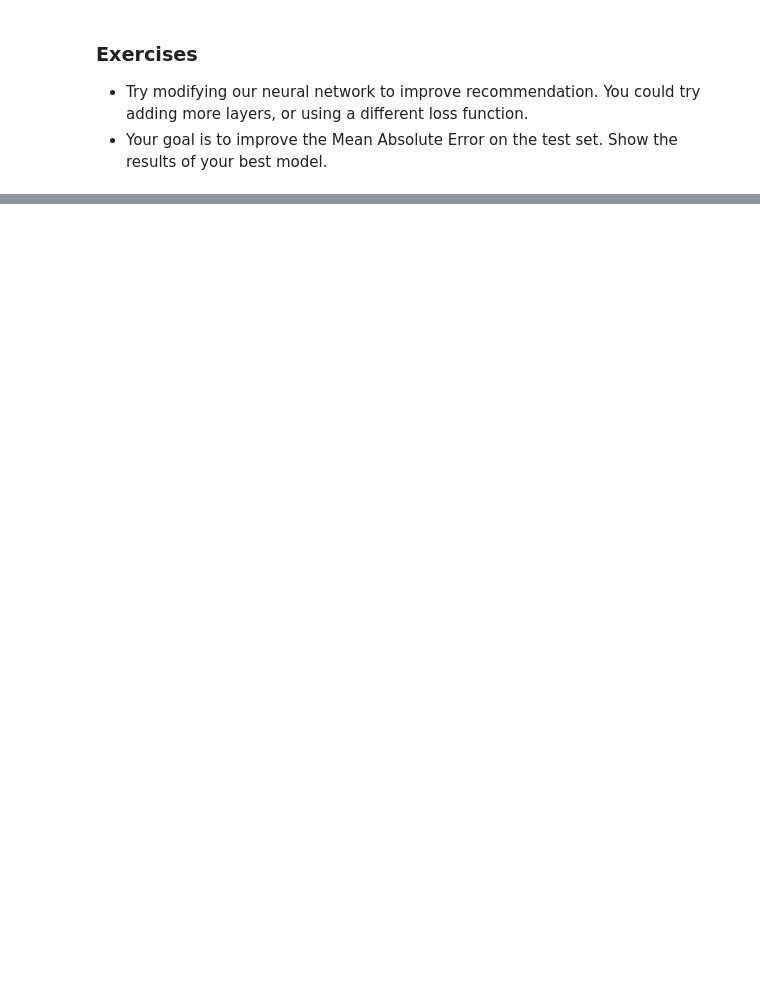
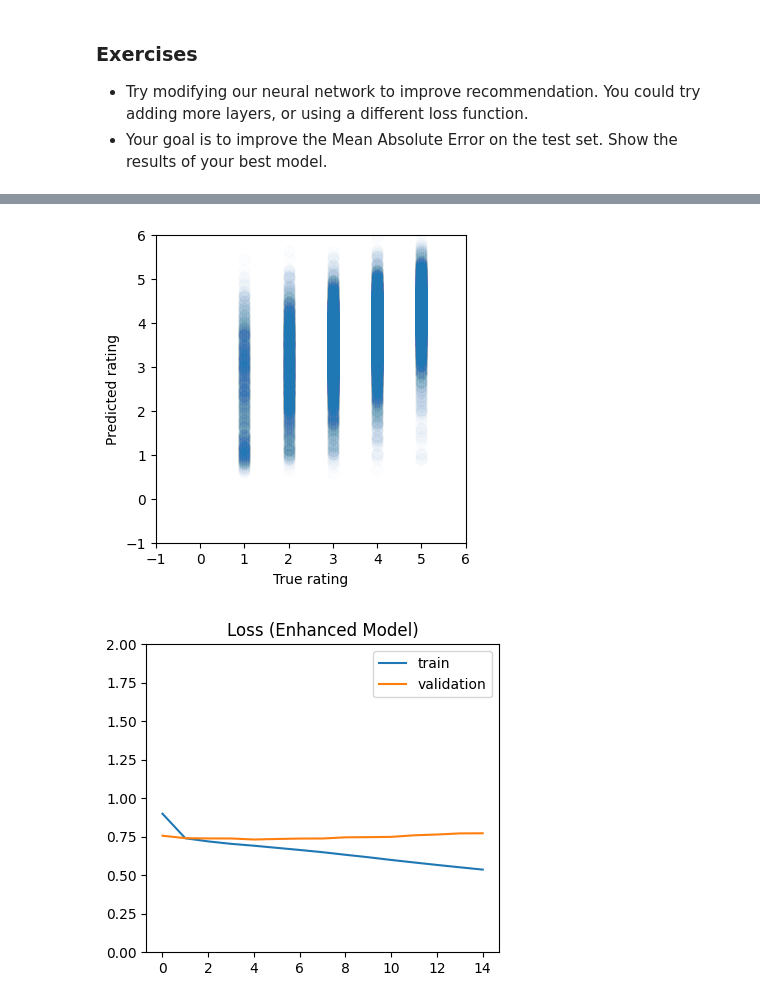
Before and after one commit to andreero0/deep_learning, a Jupyter notebook: 01_materials/labs/lab_3.ipynb, the cells around one changed output, grey strips where cells are left out. Cells and saved outputs as stored; diff of their text form; code cells hidden in the pictures; blank space fills up the shorter version.

```diff
--- a/01_materials/labs/lab_3.ipynb
+++ b/01_materials/labs/lab_3.ipynb
@@ -621,0 +668,77 @@ history = model.fit([user_id_train, item_id_train], rating_train,
+# %%
+class EnhancedRecommender(Model):
+    def __init__(self, embedding_size, max_user_id, max_item_id, dropout_rate=0.2):
+        super().__init__()
+
+        # Embedding layers
+        self.user_embedding = Embedding(output_dim=embedding_size,
+                                        input_dim=max_user_id + 1,
+                                        name='user_embedding')
+        self.item_embedding = Embedding(output_dim=embedding_size,
+                                        input_dim=max_item_id + 1,
+                                        name='item_embedding')
+
+        # Layers for processing
+        self.flatten = Flatten()
+        self.dropout1 = Dropout(dropout_rate)
+        self.dense1 = Dense(64, activation='relu')
+        self.dropout2 = Dropout(dropout_rate)
+        self.dense2 = Dense(32, activation='relu')
+        self.dropout3 = Dropout(dropout_rate)
+        self.output_layer = Dense(1)
+
+    def call(self, inputs):
+        user_inputs = inputs[0]
+        item_inputs = inputs[1]
+
+        # Get embeddings
+        user_vecs = self.flatten(self.user_embedding(user_inputs))
+        item_vecs = self.flatten(self.item_embedding(item_inputs))
+
+        # Concatenate user and item embeddings
+        concat = tf.concat([user_vecs, item_vecs], axis=1)
+
+        # Pass through neural network layers
+        x = self.dropout1(concat)
+        x = self.dense1(x)
+        x = self.dropout2(x)
+        x = self.dense2(x)
+        x = self.dropout3(x)
+
+        # Output layer (no activation - this is regression)
+        return self.output_layer(x)
+
+# Create and compile the model
+improved_model = EnhancedRecommender(
+    embedding_size=64,
+    max_user_id=all_ratings['user_id'].max(),
+    max_item_id=all_ratings['item_id'].max(),
+    dropout_rate=0.3
+)
+improved_model.compile(optimizer="adam", loss='mae')
+
+# Train the model
+history = improved_model.fit(
+    [user_id_train, item_id_train],
+    rating_train,
+    batch_size=64,
+    epochs=15,
+    validation_split=0.1,
+    shuffle=True
+)
+
+# Evaluate on test set
+test_preds = improved_model.predict([user_id_test, item_id_test])
+print("Final test MSE: %0.3f" % mean_squared_error(test_preds, rating_test))
+print("Final test MAE: %0.3f" % mean_absolute_error(test_preds, rating_test))
+plot_predictions(rating_test, test_preds)
+
+# Compare learning curves
+plt.figure(figsize=(10, 4))
+plt.subplot(1, 2, 1)
+plt.plot(history.history['loss'], label='train')
+plt.plot(history.history['val_loss'], label='validation')
+plt.ylim(0, 2)
+plt.legend(loc='best')
+plt.title('Loss (Enhanced Model)');
+# %% [output]
@@ -621,0 +762,2 @@ history = model.fit([user_id_train, item_id_train], rating_train,
+[figure, added]
+[figure, added]
```
Also changed, not shown: parts of 15 cells of this notebook.
